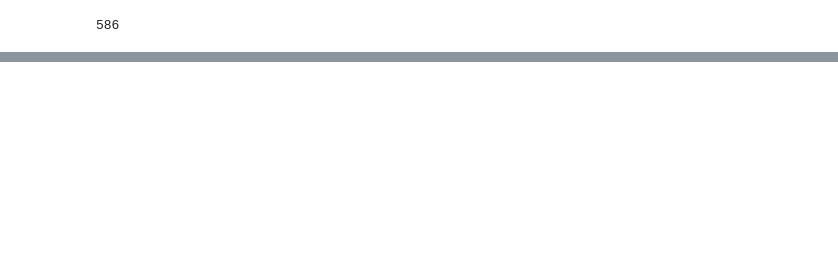
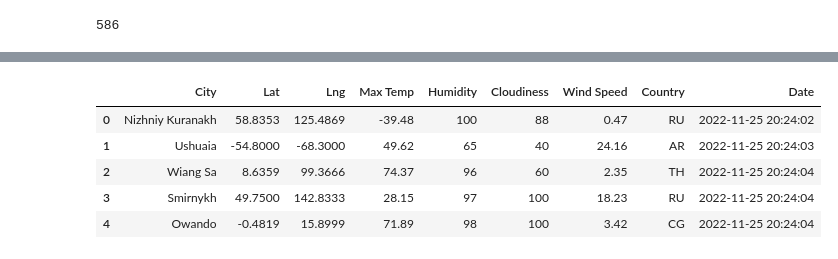
Before and after one commit to RyanDevillier/World_Weather_Analysis, a Jupyter notebook: WeatherPy.ipynb, the cells around one changed output, grey strips where cells are left out. Drawn from its saved outputs; the diff is of its cells as text; code cells hidden in the pictures; blank space fills up the shorter version.

```diff
--- a/WeatherPy.ipynb
+++ b/WeatherPy.ipynb
@@ -56,0 +156,10 @@ len(cities)
+# %%
+city_data_df = pd.DataFrame(city_data)
+city_data_df.head()
+# %% [output]
+|  | City | Lat | Lng | Max Temp | Humidity | Cloudiness | Wind Speed | Country | Date |
+| 0 | Nizhniy Kuranakh | 58.8353 | 125.4869 | -39.48 | 100 | 88 | 0.47 | RU | 2022-11-25 20:24:02 |
+| 1 | Ushuaia | -54.8000 | -68.3000 | 49.62 | 65 | 40 | 24.16 | AR | 2022-11-25 20:24:03 |
+| 2 | Wiang Sa | 8.6359 | 99.3666 | 74.37 | 96 | 60 | 2.35 | TH | 2022-11-25 20:24:04 |
+| 3 | Smirnykh | 49.7500 | 142.8333 | 28.15 | 97 | 100 | 18.23 | RU | 2022-11-25 20:24:04 |
+| 4 | Owando | -0.4819 | 15.8999 | 71.89 | 98 | 100 | 3.42 | CG | 2022-11-25 20:24:04 |
```
Also changed, not shown: parts of 6 cells of this notebook, 3 other files.
